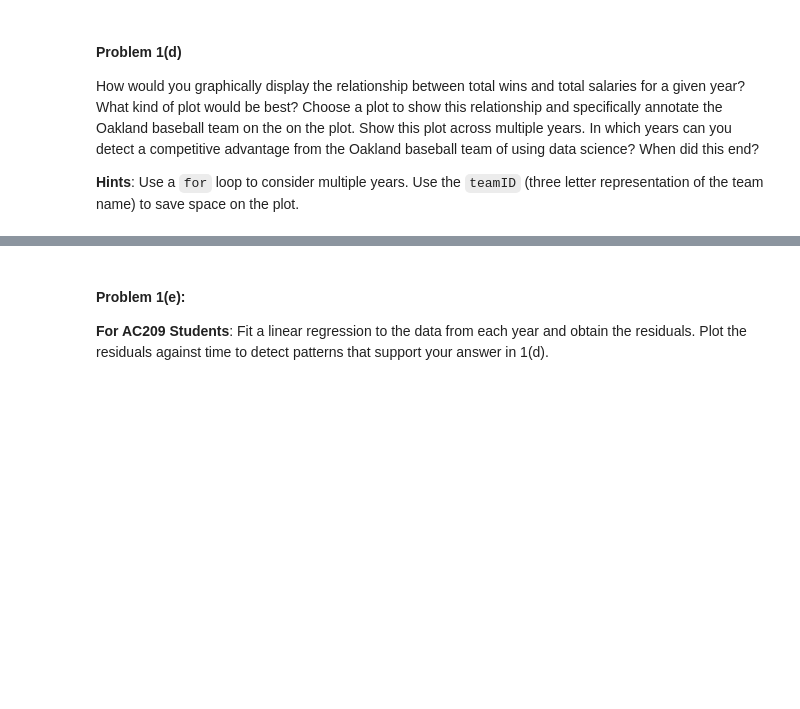
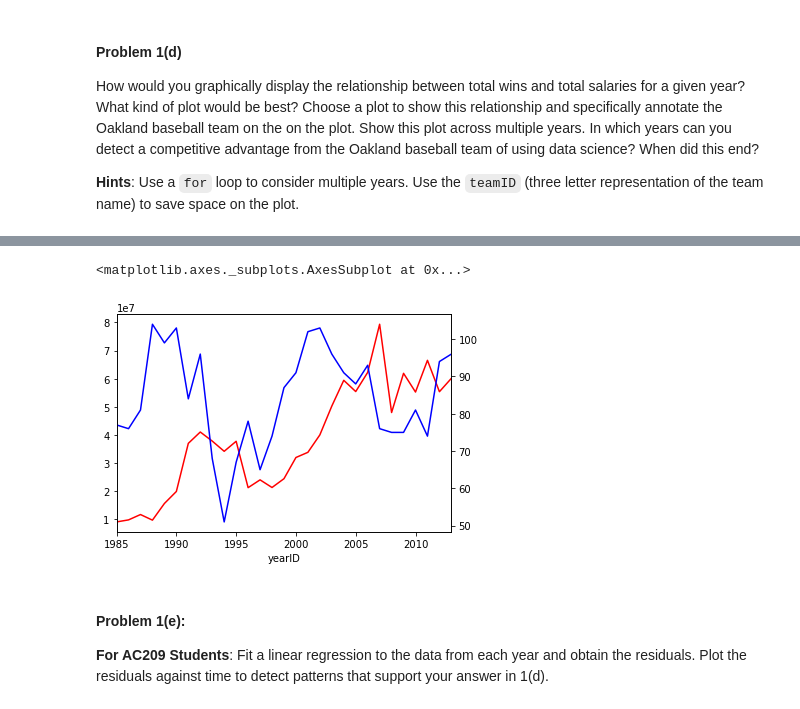
Before and after one commit to artgonline/2014, a Jupyter notebook: homework/HW1.ipynb, the cells around one changed output, grey strips where cells are left out. Saved outputs shown, nothing was run; the diff lists cells and outputs as text; code cells hidden in the pictures; blank space fills up the shorter version.

```diff
--- a/homework/HW1.ipynb
+++ b/homework/HW1.ipynb
@@ -149,3 +155,10 @@ How would you graphically display the relationship between total wins and total
+# %%
+fig = plt.figure()
+oak_plt.salary.plot(color='r')
+oak_plt.W.plot(secondary_y=True, color='b')
+# %% [output]
+<matplotlib.axes._subplots.AxesSubplot at 0x...>
+[figure, added]
 # %% [markdown]
 #### Problem 1(e):
 
```
Also changed, not shown: parts of 3 cells of this notebook.
